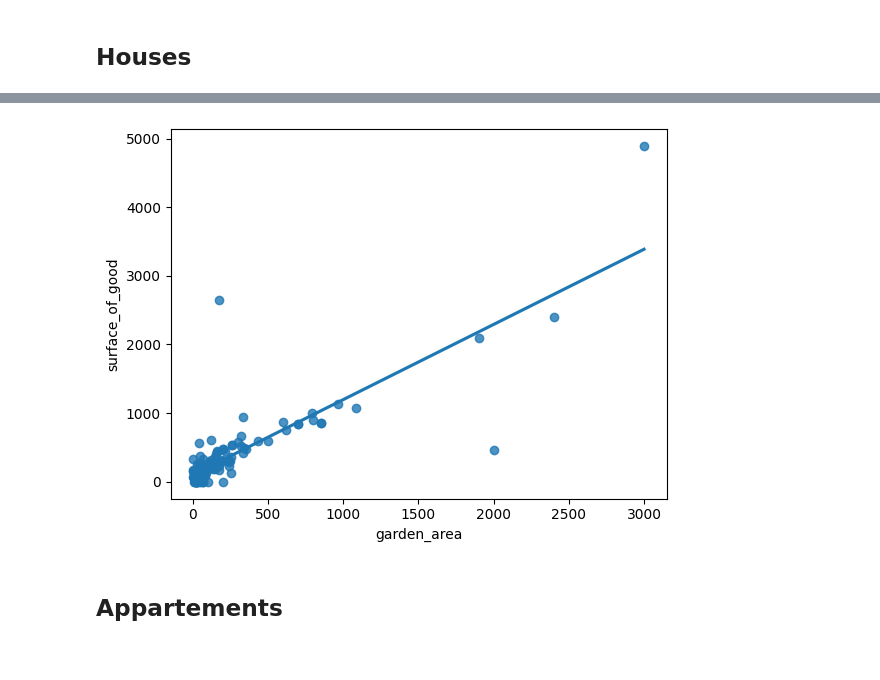
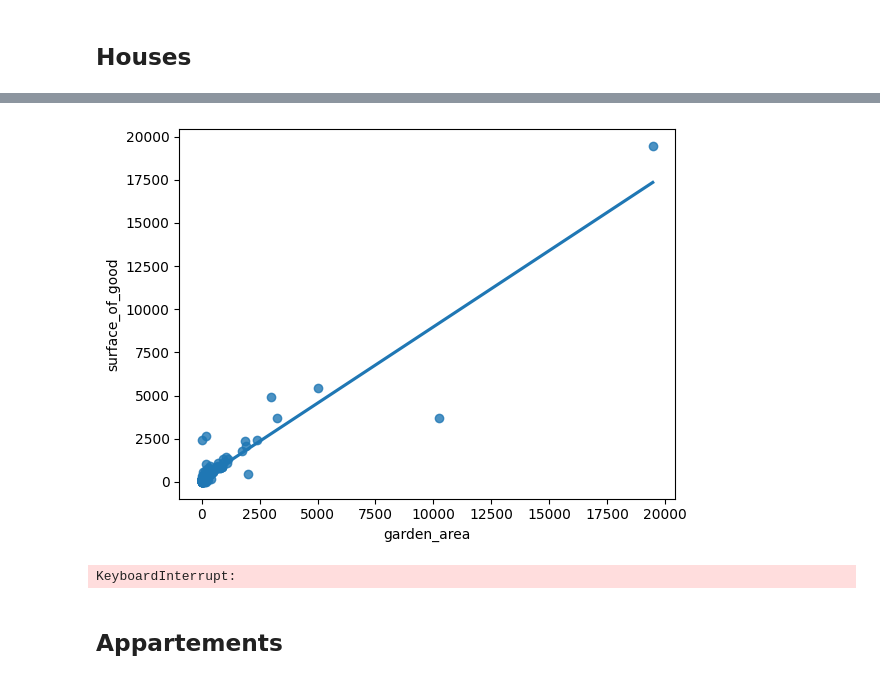
Before and after one commit to NathNacht/immo-eliza-scraping-immozila-Cleaning-EDA, a Jupyter notebook: analyses/sem_anwser.ipynb, the cells around one changed output, grey strips where cells are left out. Saved outputs shown, nothing was run; the diff lists cells and outputs as text; code cells hidden in the pictures.

```diff
--- a/analyses/sem_anwser.ipynb
+++ b/analyses/sem_anwser.ipynb
@@ -95,7 +101,11 @@ sf.regplot(fdf, "price", "terrace_area")
 # %%
-sf.regplot(fdf, "garden_area", "surface_of_good")
+sf.regplot(ndf, "garden_area", "surface_of_good")
 # %% [output]
-[figure, old version]
+[figure, new version]
+# %%
+sns.pairplot(ndf)
+# %% [output]
+KeyboardInterrupt:
 # %% [markdown]
 ## Appartements
 # %%
```
Also changed, not shown: parts of 16 cells of this notebook, 1 other file.
